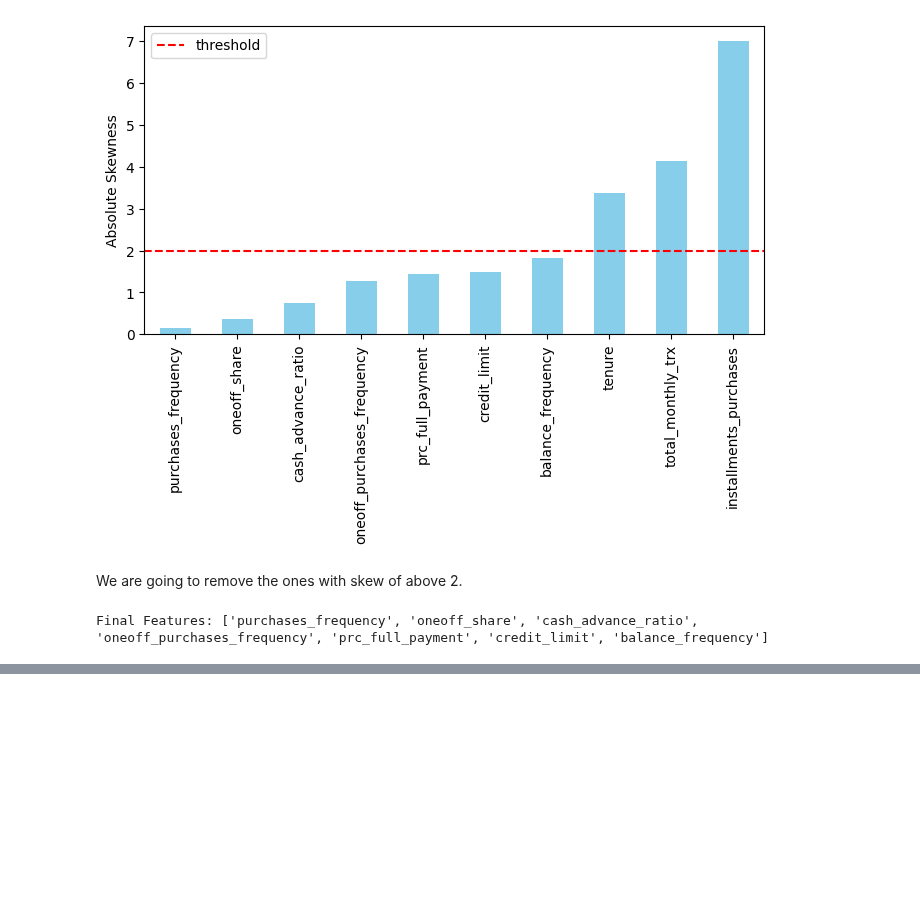
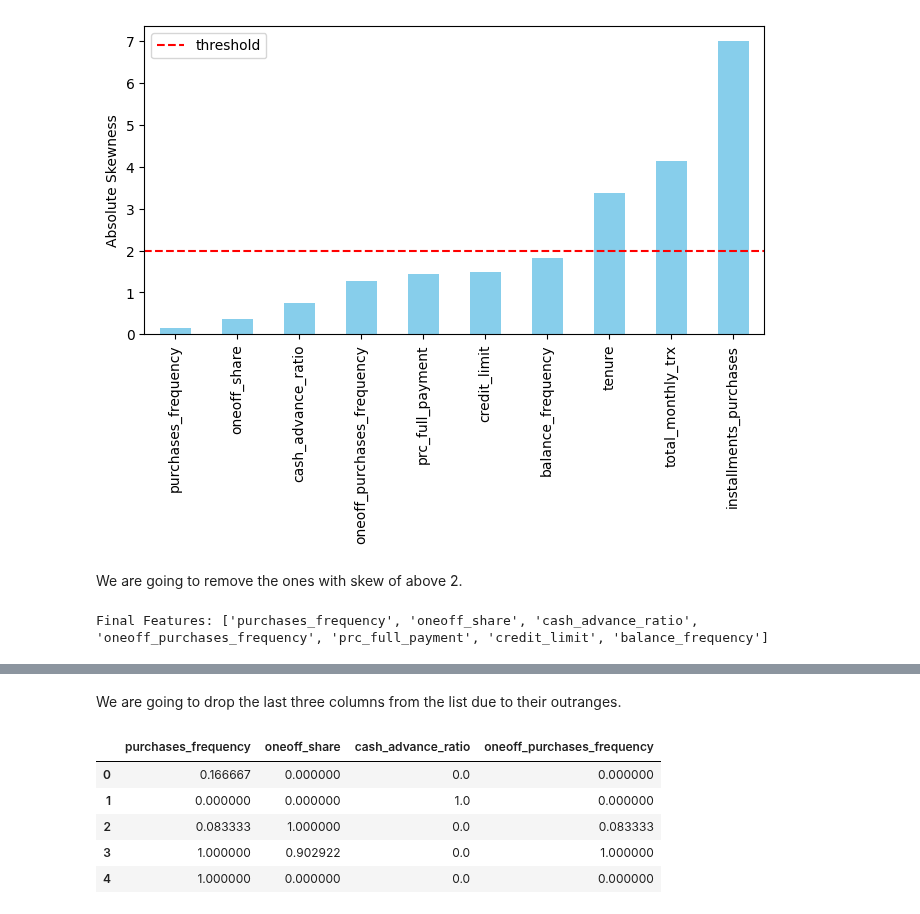
Before and after one commit to MohammadErfanRashidi/Credit-Card-Customer-Segmentation, a Jupyter notebook: notebooks/feature.ipynb, the cells around one changed output, grey strips where cells are left out. Cells and saved outputs as stored; diff of their text form; code cells hidden in the pictures; blank space fills up the shorter version.

```diff
--- a/notebooks/feature.ipynb
+++ b/notebooks/feature.ipynb
@@ -234 +253,17 @@ Final Features: ['purchases_frequency', 'oneoff_share', 'cash_advance_ratio', 'o
+# %% [markdown]
+We are going to drop the last three columns from the list due to their outranges.
+# %%
+# Create the copy
+df_final = df[final_features].copy()
+
+df_final.drop(columns = ['prc_full_payment', 'credit_limit', 'balance_frequency'], inplace = True)
+
+df_final.head()
+# %% [output]
+|  | purchases_frequency | oneoff_share | cash_advance_ratio | oneoff_purchases_frequency |
+| 0 | 0.166667 | 0.000000 | 0.0 | 0.000000 |
+| 1 | 0.000000 | 0.000000 | 1.0 | 0.000000 |
+| 2 | 0.083333 | 1.000000 | 0.0 | 0.083333 |
+| 3 | 1.000000 | 0.902922 | 0.0 | 1.000000 |
+| 4 | 1.000000 | 0.000000 | 0.0 | 0.000000 |
 # %%
```
Also changed, not shown: parts of 4 cells of this notebook, 3 other files.
